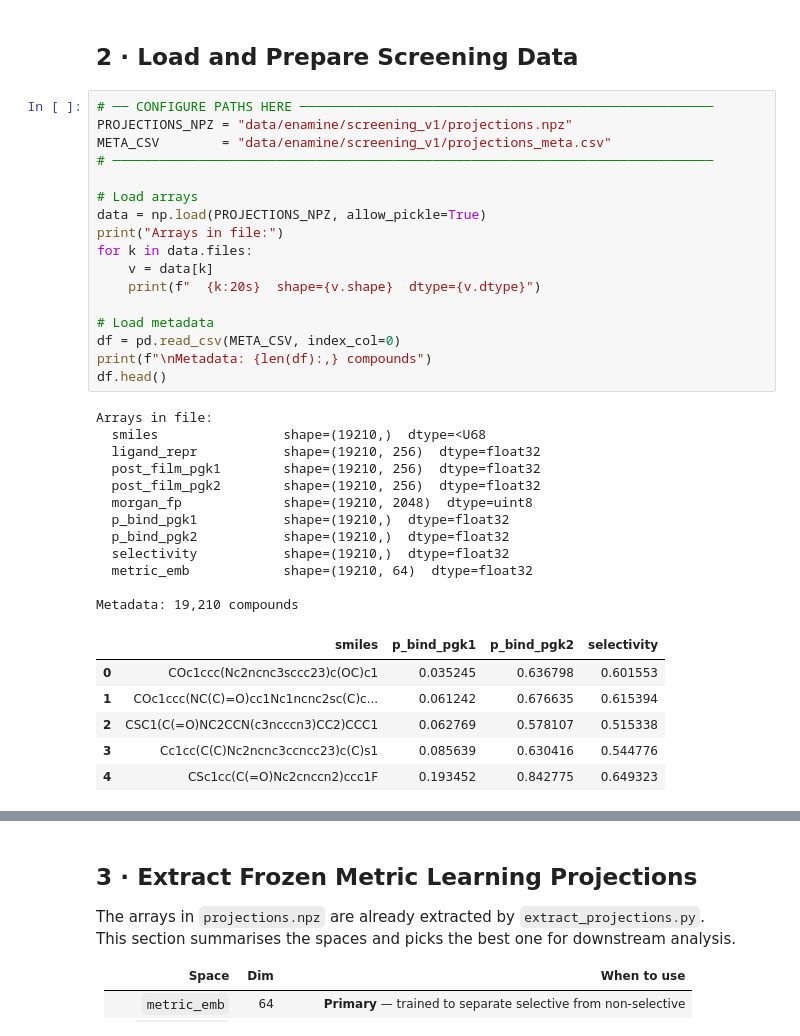
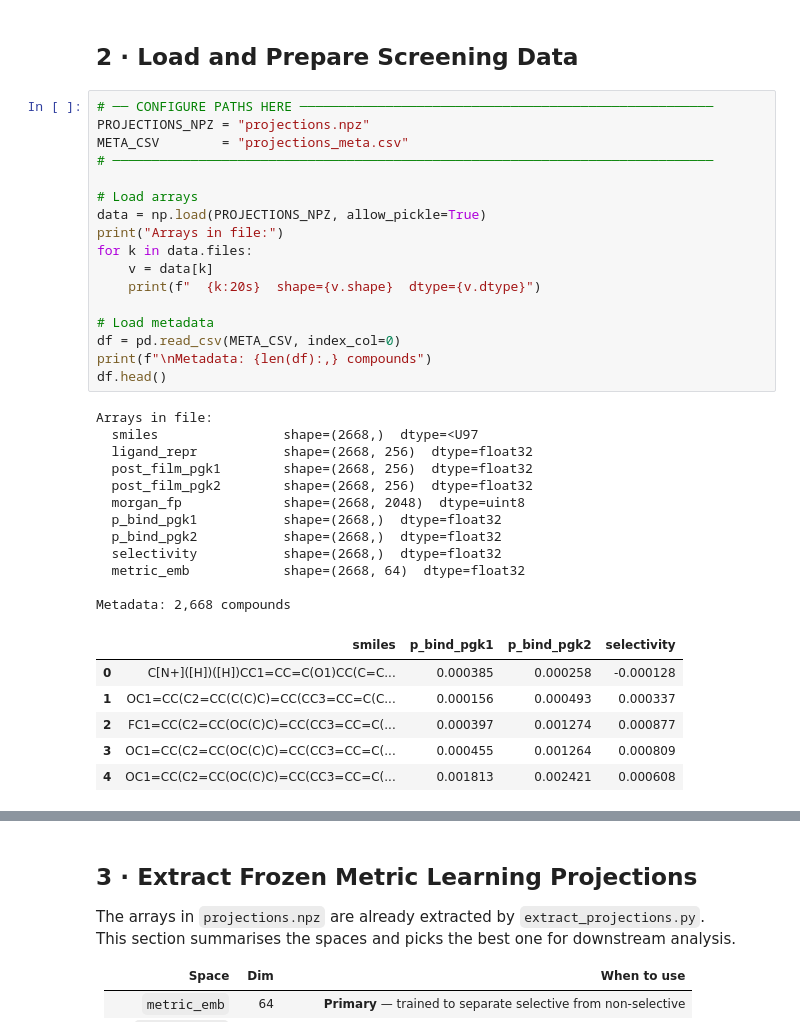
Before and after one commit to amerelsamman/PocketAware_ContrastiveScreening_Enamine, a Jupyter notebook: analyze_projections.ipynb, the cells around one changed output, grey strips where cells are left out. Cells and saved outputs as stored; diff of their text form.

```diff
--- a/analyze_projections.ipynb
+++ b/analyze_projections.ipynb
@@ -50,40 +50,40 @@ Imports OK
 ## 2 · Load and Prepare Screening Data
 # %%
 # ── CONFIGURE PATHS HERE ─────────────────────────────────────────────────────
-PROJECTIONS_NPZ = "data/enamine/screening_v1/projections.npz"
-META_CSV        = "data/enamine/screening_v1/projections_meta.csv"
+PROJECTIONS_NPZ = "projections.npz"
+META_CSV        = "projections_meta.csv"
 # ─────────────────────────────────────────────────────────────────────────────
 
 # Load arrays
 data = np.load(PROJECTIONS_NPZ, allow_pickle=True)
 print("Arrays in file:")
 for k in data.files:
     v = data[k]
     print(f"  {k:20s}  shape={v.shape}  dtype={v.dtype}")
 
 # Load metadata
 df = pd.read_csv(META_CSV, index_col=0)
 print(f"\nMetadata: {len(df):,} compounds")
 df.head()
 # %% [output]
 Arrays in file:
-  smiles                shape=(19210,)  dtype=<U68
-  ligand_repr           shape=(19210, 256)  dtype=float32
-  post_film_pgk1        shape=(19210, 256)  dtype=float32
-  post_film_pgk2        shape=(19210, 256)  dtype=float32
-  morgan_fp             shape=(19210, 2048)  dtype=uint8
-  p_bind_pgk1           shape=(19210,)  dtype=float32
-  p_bind_pgk2           shape=(19210,)  dtype=float32
-  selectivity           shape=(19210,)  dtype=float32
-  metric_emb            shape=(19210, 64)  dtype=float32
+  smiles                shape=(2668,)  dtype=<U97
+  ligand_repr           shape=(2668, 256)  dtype=float32
+  post_film_pgk1        shape=(2668, 256)  dtype=float32
+  post_film_pgk2        shape=(2668, 256)  dtype=float32
+  morgan_fp             shape=(2668, 2048)  dtype=uint8
+  p_bind_pgk1           shape=(2668,)  dtype=float32
+  p_bind_pgk2           shape=(2668,)  dtype=float32
+  selectivity           shape=(2668,)  dtype=float32
+  metric_emb            shape=(2668, 64)  dtype=float32
 
-Metadata: 19,210 compounds
+Metadata: 2,668 compounds
 |  | smiles | p_bind_pgk1 | p_bind_pgk2 | selectivity |
-| 0 | COc1ccc(Nc2ncnc3sccc23)c(OC)c1 | 0.035245 | 0.636798 | 0.601553 |
-| 1 | COc1ccc(NC(C)=O)cc1Nc1ncnc2sc(C)c... | 0.061242 | 0.676635 | 0.615394 |
-| 2 | CSC1(C(=O)NC2CCN(c3ncccn3)CC2)CCC1 | 0.062769 | 0.578107 | 0.515338 |
-| 3 | Cc1cc(C(C)Nc2ncnc3ccncc23)c(C)s1 | 0.085639 | 0.630416 | 0.544776 |
-| 4 | CSc1cc(C(=O)Nc2cnccn2)ccc1F | 0.193452 | 0.842775 | 0.649323 |
+| 0 | C[N+]([H])([H])CC1=CC=C(O1)CC(C=C... | 0.000385 | 0.000258 | -0.000128 |
+| 1 | OC1=CC(C2=CC(C(C)C)=CC(CC3=CC=C(C... | 0.000156 | 0.000493 | 0.000337 |
+| 2 | FC1=CC(C2=CC(OC(C)C)=CC(CC3=CC=C(... | 0.000397 | 0.001274 | 0.000877 |
+| 3 | OC1=CC(C2=CC(OC(C)C)=CC(CC3=CC=C(... | 0.000455 | 0.001264 | 0.000809 |
+| 4 | OC1=CC(C2=CC(OC(C)C)=CC(CC3=CC=C(... | 0.001813 | 0.002421 | 0.000608 |
 # %%
 # Unpack key arrays
 smiles         = data['smiles'].tolist()
```
Also changed, not shown: parts of 8 cells of this notebook, 51 other files.
